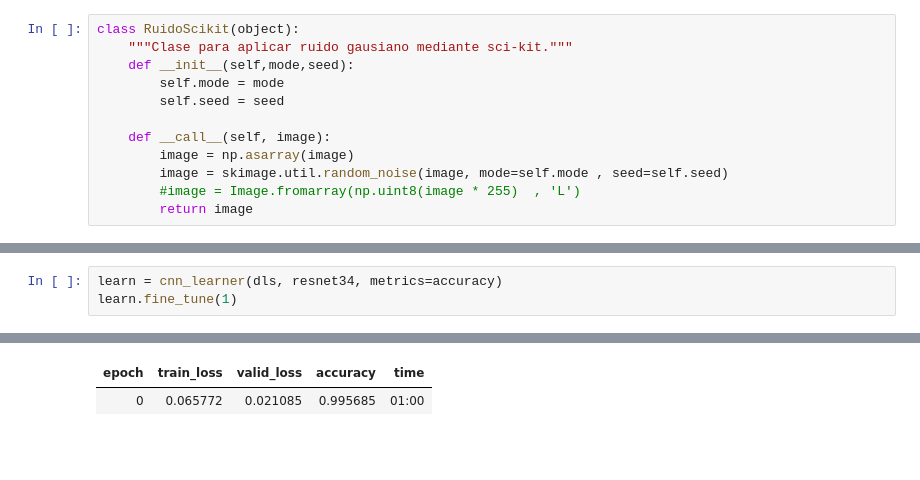
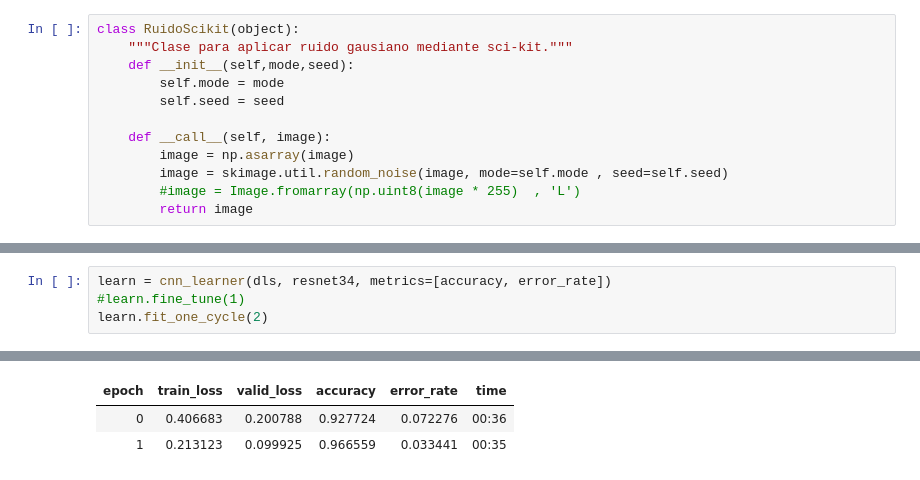
Before and after one commit to Istaliyan/PruebasTFG, a Jupyter notebook: ClasificadorSoldadurasTipo2.ipynb, the cells around one changed output, grey strips where cells are left out. Drawn from its saved outputs; the diff is of its cells as text; blank space fills up the shorter version.

```diff
--- a/ClasificadorSoldadurasTipo2.ipynb
+++ b/ClasificadorSoldadurasTipo2.ipynb
@@ -90,4 +95,5 @@ dls.show_batch()
 # %%
-learn = cnn_learner(dls, resnet34, metrics=accuracy)
-learn.fine_tune(1)
+learn = cnn_learner(dls, resnet34, metrics=[accuracy, error_rate])
+#learn.fine_tune(1)
+learn.fit_one_cycle(2)
 # %% [output]
@@ -95,2 +100,3 @@ learn.fine_tune(1)
-| epoch | train_loss | valid_loss | accuracy | time |
-| 0 | 0.065772 | 0.021085 | 0.995685 | 01:00 |
+| epoch | train_loss | valid_loss | accuracy | error_rate | time |
+| 0 | 0.406683 | 0.200788 | 0.927724 | 0.072276 | 00:36 |
+| 1 | 0.213123 | 0.099925 | 0.966559 | 0.033441 | 00:35 |
```
Also changed, not shown: parts of 24 cells of this notebook.
